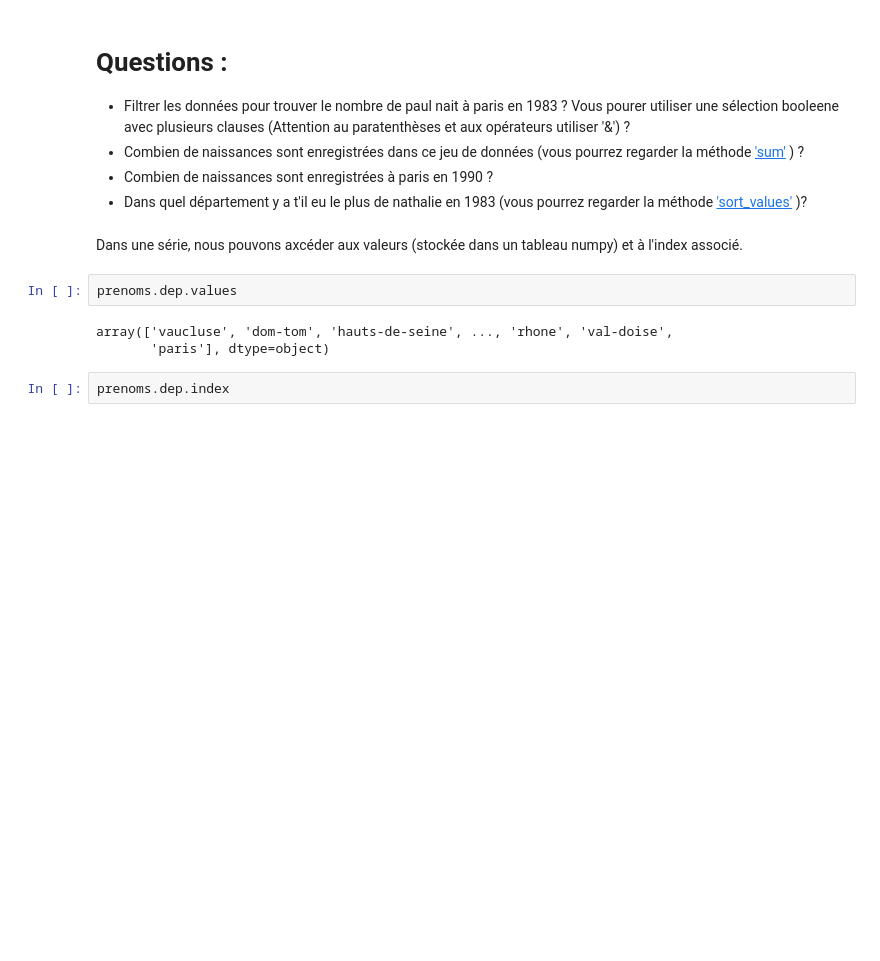
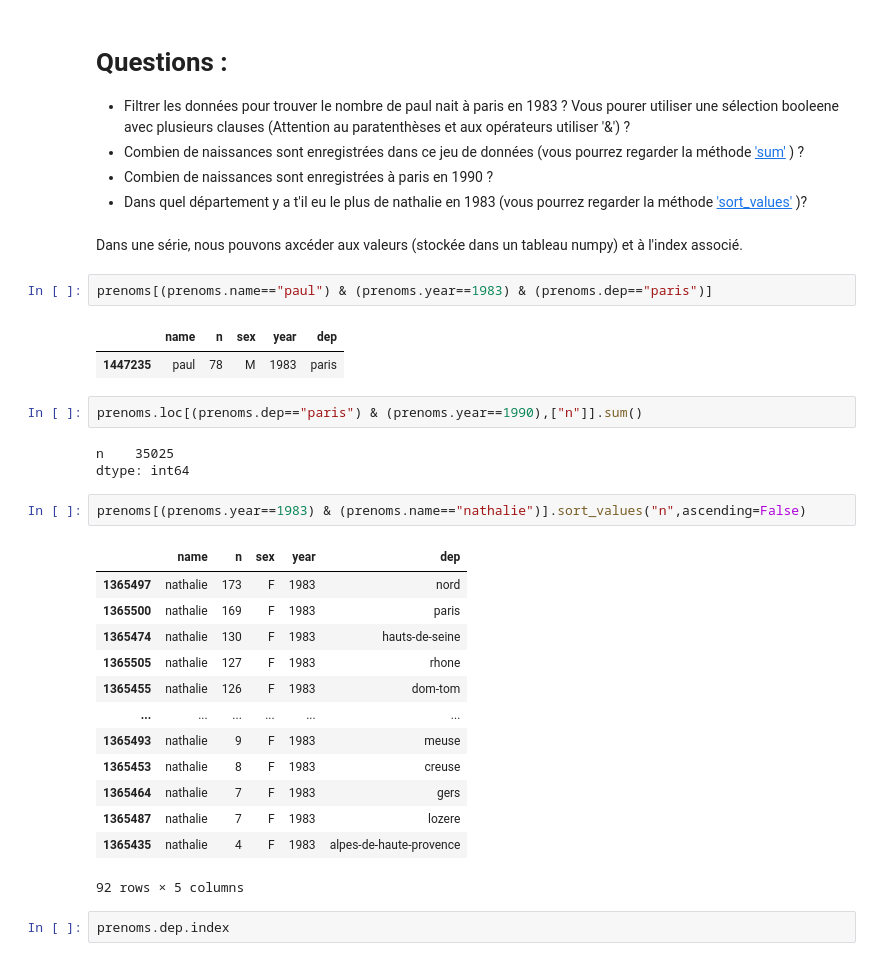
Before and after one commit to comeetie/introml, a Jupyter notebook: introduction/notebooks/Prénoms.ipynb, the cells around one changed output. Drawn from its saved outputs; the diff is of its cells as text; blank space fills up the shorter version.

```diff
--- a/introduction/notebooks/Prénoms.ipynb
+++ b/introduction/notebooks/Prénoms.ipynb
@@ -139,11 +139,32 @@ array(['vaucluse', 'dom-tom', 'hauts-de-seine', 'bouches-du-rhone',
 - Dans quel département y a t'il eu le plus de nathalie en 1983 (vous pourrez regarder la méthode ['sort_values'](https://pandas.pydata.org/pandas-docs/stable/reference/api/pandas.DataFrame.sort_values.html) )?
 # %% [markdown]
 Dans une série, nous pouvons axcéder aux valeurs (stockée dans un tableau numpy) et à l'index associé.
-# %%
-prenoms.dep.values
-# %% [output]
-array(['vaucluse', 'dom-tom', 'hauts-de-seine', ..., 'rhone', 'val-doise',
-       'paris'], dtype=object)
+# %%
+prenoms[(prenoms.name=="paul") & (prenoms.year==1983) & (prenoms.dep=="paris")]
+# %% [output]
+|  | name | n | sex | year | dep |
+| 1447235 | paul | 78 | M | 1983 | paris |
+# %%
+prenoms.loc[(prenoms.dep=="paris") & (prenoms.year==1990),["n"]].sum()
+# %% [output]
+n    35025
+dtype: int64
+# %%
+prenoms[(prenoms.year==1983) & (prenoms.name=="nathalie")].sort_values("n",ascending=False)
+# %% [output]
+|  | name | n | sex | year | dep |
+| 1365497 | nathalie | 173 | F | 1983 | nord |
+| 1365500 | nathalie | 169 | F | 1983 | paris |
+| 1365474 | nathalie | 130 | F | 1983 | hauts-de-seine |
+| 1365505 | nathalie | 127 | F | 1983 | rhone |
+| 1365455 | nathalie | 126 | F | 1983 | dom-tom |
+| ... | ... | ... | ... | ... | ... |
+| 1365493 | nathalie | 9 | F | 1983 | meuse |
+| 1365453 | nathalie | 8 | F | 1983 | creuse |
+| 1365464 | nathalie | 7 | F | 1983 | gers |
+| 1365487 | nathalie | 7 | F | 1983 | lozere |
+| 1365435 | nathalie | 4 | F | 1983 | alpes-de-haute-provence |
+92 rows × 5 columns
 # %%
 prenoms.dep.index
 # %% [output]
```
Also changed, not shown: parts of 15 cells of this notebook, 1 other file.
